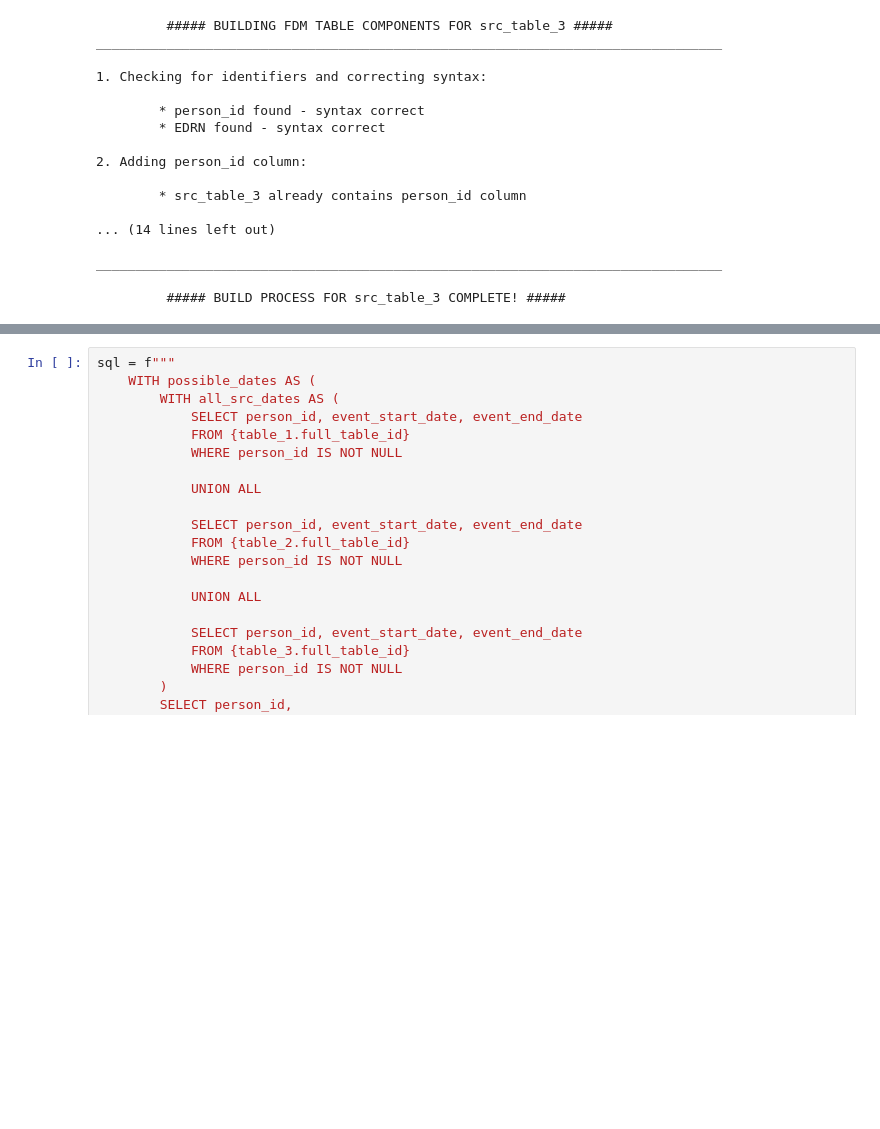
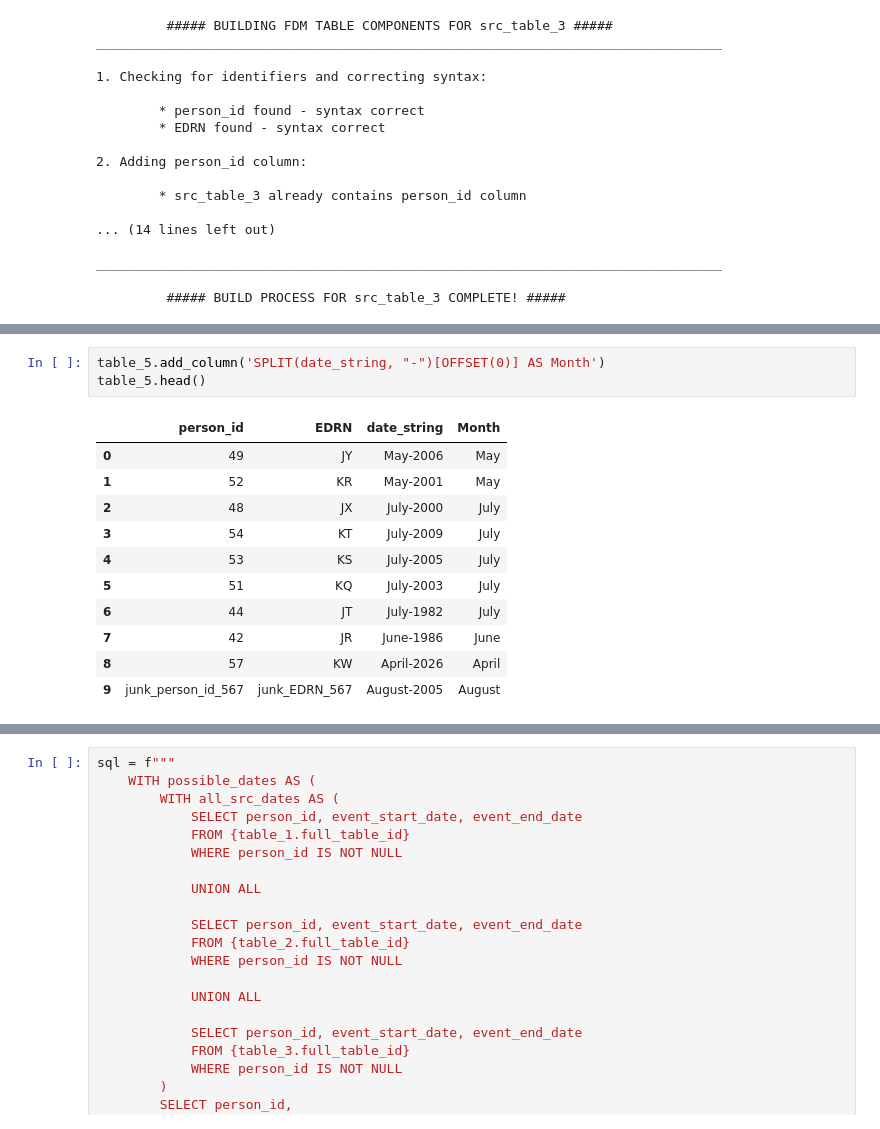
Before and after one commit to ConnectedBradford/FDM_Builder_Original, a Jupyter notebook: build_fdm_tools.ipynb, the cells around one changed output, grey strips where cells are left out. Drawn from its saved outputs; the diff is of its cells as text; blank space fills up the shorter version.

```diff
--- a/build_fdm_tools.ipynb
+++ b/build_fdm_tools.ipynb
@@ -247,0 +365,15 @@ ________________________________________________________________________________
+# %%
+table_5.add_column('SPLIT(date_string, "-")[OFFSET(0)] AS Month')
+table_5.head()
+# %% [output]
+|  | person_id | EDRN | date_string | Month |
+| 0 | 49 | JY | May-2006 | May |
+| 1 | 52 | KR | May-2001 | May |
+| 2 | 48 | JX | July-2000 | July |
+| 3 | 54 | KT | July-2009 | July |
+| 4 | 53 | KS | July-2005 | July |
+| 5 | 51 | KQ | July-2003 | July |
+| 6 | 44 | JT | July-1982 | July |
+| 7 | 42 | JR | June-1986 | June |
+| 8 | 57 | KW | April-2026 | April |
+| 9 | junk_person_id_567 | junk_EDRN_567 | August-2005 | August |
```
Also changed, not shown: parts of 26 cells of this notebook, 2 other files.
